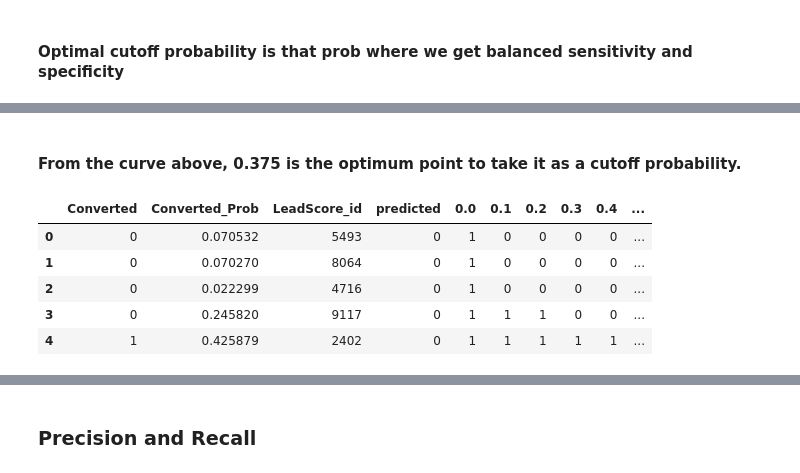
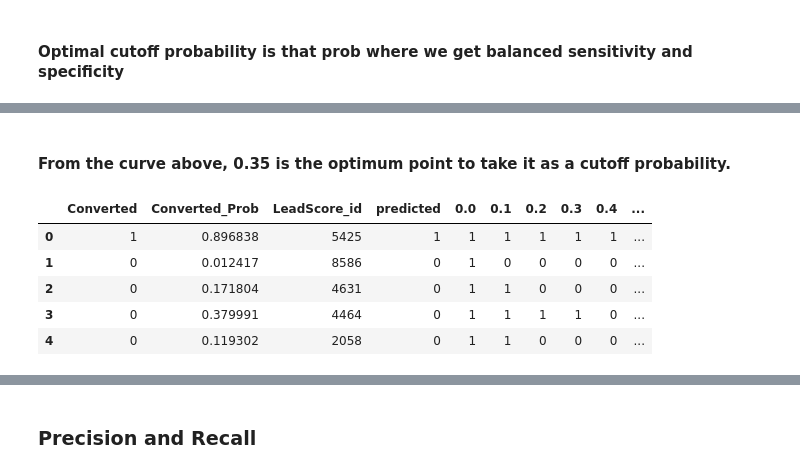
Before and after one commit to RatheeshHarshavardhanan/UpGradLeadScoringCaseStudyAug2023, a Jupyter notebook: LeadScoring.ipynb, the cells around one changed output, grey strips where cells are left out. Cells and saved outputs as stored; diff of their text form; code cells hidden in the pictures.

```diff
--- a/LeadScoring.ipynb
+++ b/LeadScoring.ipynb
@@ -1073,3 +1115,8 @@ Index(['Converted', 'TotalVisits', 'Total Time Spent on Website',
        'Last Notable Activity_Unsubscribed',
        'Last Notable Activity_View in browser link Clicked'],
       dtype='object')
+# %%
+#Dropping the categorial columns for which dummies were created
+lead_df.drop(columns=['Lead Origin', 'Lead Source', 'Do Not Email', 'Last Activity',
+     'What is your current occupation',
+       'A free copy of Mastering The Interview', 'Last Notable Activity'], axis=1, inplace=True)
@@ -1324,6 +1377,6 @@ Covariance Type:            nonrobust
 # %%
-# P value of the column 'Lead Source_Welingak Website' is high. Hence drop it.
-col= col.drop('Lead Source_Welingak Website')
+# P value of the column 'Lead Source_Reference' is high. Hence drop it.
+col= col.drop('Lead Source_Reference')
 # %% [markdown]
 #### Building Model 4
 # %%
@@ -1351,6 +1404,6 @@ Covariance Type:            nonrobust
 # %%
-# P value of the column 'Last Activity_Email Bounced' is high. Hence drop it.
-col= col.drop('Last Activity_Email Bounced')
+# P value of the column 'What is your current occupation_Working Professional' is high. Hence drop it.
+col= col.drop('What is your current occupation_Working Professional')
 # %% [markdown]
 #### Building Model 5
 # %%
@@ -1378,3 +1430,0 @@ Covariance Type:            nonrobust
-# %%
-# P value of the column 'Lead Source_Referral Sites ' is high. Hence drop it.
-col= col.drop('Lead Source_Referral Sites')
@@ -1629,16 +1661,16 @@ plt.show()
 # %% [markdown]
-#### From the curve above, 0.375 is the optimum point to take it as a cutoff probability.
+#### From the curve above, 0.35 is the optimum point to take it as a cutoff probability.
 # %%
-y_train_pred_final['final_predicted'] = y_train_pred_final.Converted_Prob.map( lambda x: 1 if x > 0.375 else 0)
+y_train_pred_final['final_predicted'] = y_train_pred_final.Converted_Prob.map( lambda x: 1 if x > 0.35 else 0)
 
 y_train_pred_final.head()
 # %% [output]
 |  | Converted | Converted_Prob | LeadScore_id | predicted | 0.0 | 0.1 | 0.2 | 0.3 | 0.4 | ... |
-| 0 | 0 | 0.070532 | 5493 | 0 | 1 | 0 | 0 | 0 | 0 | ... |
-| 1 | 0 | 0.070270 | 8064 | 0 | 1 | 0 | 0 | 0 | 0 | ... |
-| 2 | 0 | 0.022299 | 4716 | 0 | 1 | 0 | 0 | 0 | 0 | ... |
-| 3 | 0 | 0.245820 | 9117 | 0 | 1 | 1 | 1 | 0 | 0 | ... |
-| 4 | 1 | 0.425879 | 2402 | 0 | 1 | 1 | 1 | 1 | 1 | ... |
+| 0 | 1 | 0.896838 | 5425 | 1 | 1 | 1 | 1 | 1 | 1 | ... |
+| 1 | 0 | 0.012417 | 8586 | 0 | 1 | 0 | 0 | 0 | 0 | ... |
+| 2 | 0 | 0.171804 | 4631 | 0 | 1 | 1 | 0 | 0 | 0 | ... |
+| 3 | 0 | 0.379991 | 4464 | 0 | 1 | 1 | 1 | 1 | 0 | ... |
+| 4 | 0 | 0.119302 | 2058 | 0 | 1 | 1 | 0 | 0 | 0 | ... |
 # %%
 # Let's check the overall accuracy.
 metrics.accuracy_score(y_train_pred_final.Converted, y_train_pred_final.final_predicted)
```
Also changed, not shown: parts of 125 cells of this notebook, 3 other files.
